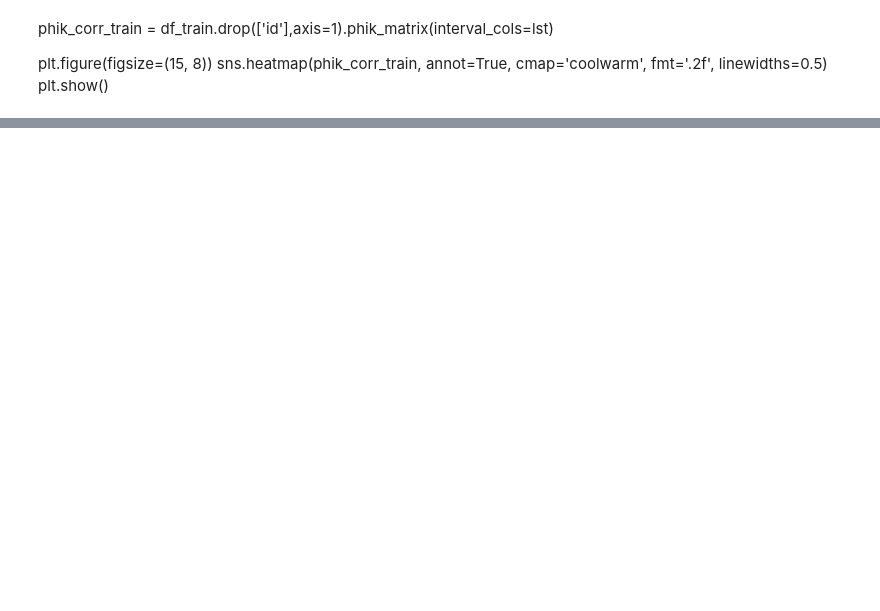
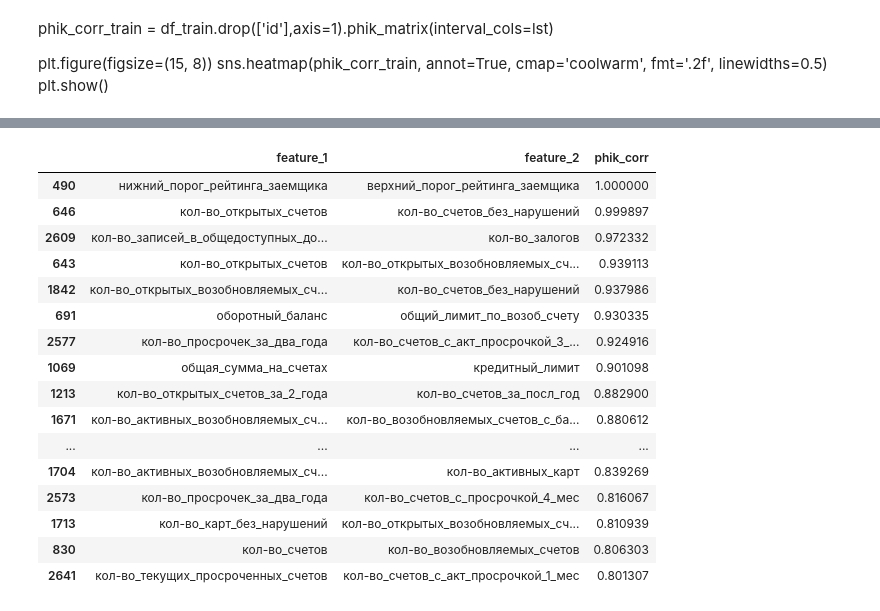
Before and after one commit to Mazay72/SCORING, a Jupyter notebook: scoring.ipynb, the cells around one changed output, grey strips where cells are left out. Saved outputs shown, nothing was run; the diff lists cells and outputs as text; code cells hidden in the pictures; blank space fills up the shorter version.

Commit message:
Решил проблему с выводом графиков категориальных признаков, а так же с применением phik

```diff
--- a/scoring.ipynb
+++ b/scoring.ipynb
@@ -425,3 +430,6 @@ def EDA_for_cat(df: pd.DataFrame, cat_cols: list):
     plt.xticks(rotation=45, ha='right')
     plt.tight_layout(rect=[0, 0, 1, 0.98])
     plt.show()
+# %%
+for col in CAT_COLS:
+    print(f'{col}: {df_train_EDA[col].nunique()} уникальных значений')
@@ -439,4 +465,10 @@ sns.heatmap(phik_corr_train, annot=True, cmap='coolwarm', fmt='.2f', linewidths=
 plt.show()
 # %%
 all_columns = NUM_COLS + CAT_COLS
-df_phik = df_train_EDA[all_columns].copy().fillna('NAN')
+df_phik = df_train_EDA[all_columns].copy()
+
+for col in NUM_COLS:
+    df_phik[col] = df_phik[col].fillna(df_phik[col].median())  # для числовых — медиана
+
+for col in CAT_COLS:
+    df_phik[col] = df_phik[col].fillna('NAN')  # для категориальных — строка
@@ -458,0 +475,38 @@ df_phik
+# %%
+phik_corr = df_phik.phik_matrix(interval_cols=NUM_COLS)  # <- NUM_COLS — твои числовые фичи
+# %%
+# Установка порога корреляции
+threshold = 0.8
+
+# Преобразуем phi_k матрицу в "вытянутую" таблицу
+phik_flat = (
+    phik_corr.where(np.triu(np.ones(phik_corr.shape), k=1).astype(bool))  # только верхняя треугольная часть
+    .stack()  # убираем NaN и превращаем в Series с MultiIndex
+    .reset_index()  # превращаем индексы в колонки
+)
+
+phik_flat.columns = ['feature_1', 'feature_2', 'phik_corr']
+strong_corr = phik_flat[phik_flat['phik_corr'] >= threshold]
+
+# Сортируем по убыванию корреляции
+strong_corr = strong_corr.sort_values(by='phik_corr', ascending=False)
+
+strong_corr.head(30)  # Показываем топ-20
+# %% [output]
+|  | feature_1 | feature_2 | phik_corr |
+| 490 | нижний_порог_рейтинга_заемщика | верхний_порог_рейтинга_заемщика | 1.000000 |
+| 646 | кол-во_открытых_счетов | кол-во_счетов_без_нарушений | 0.999897 |
+| 2609 | кол-во_записей_в_общедоступных_до... | кол-во_залогов | 0.972332 |
+| 643 | кол-во_открытых_счетов | кол-во_открытых_возобновляемых_сч... | 0.939113 |
+| 1842 | кол-во_открытых_возобновляемых_сч... | кол-во_счетов_без_нарушений | 0.937986 |
+| 691 | оборотный_баланс | общий_лимит_по_возоб_счету | 0.930335 |
+| 2577 | кол-во_просрочек_за_два_года | кол-во_счетов_с_акт_просрочкой_3_... | 0.924916 |
+| 1069 | общая_сумма_на_счетах | кредитный_лимит | 0.901098 |
+| 1213 | кол-во_открытых_счетов_за_2_года | кол-во_счетов_за_посл_год | 0.882900 |
+| 1671 | кол-во_активных_возобновляемых_сч... | кол-во_возобновляемых_счетов_с_ба... | 0.880612 |
+| ... | ... | ... | ... |
+| 1704 | кол-во_активных_возобновляемых_сч... | кол-во_активных_карт | 0.839269 |
+| 2573 | кол-во_просрочек_за_два_года | кол-во_счетов_с_просрочкой_4_мес | 0.816067 |
+| 1713 | кол-во_карт_без_нарушений | кол-во_открытых_возобновляемых_сч... | 0.810939 |
+| 830 | кол-во_счетов | кол-во_возобновляемых_счетов | 0.806303 |
+| 2641 | кол-во_текущих_просроченных_счетов | кол-во_счетов_с_акт_просрочкой_1_мес | 0.801307 |
```
Also changed, not shown: parts of 12 cells of this notebook.
